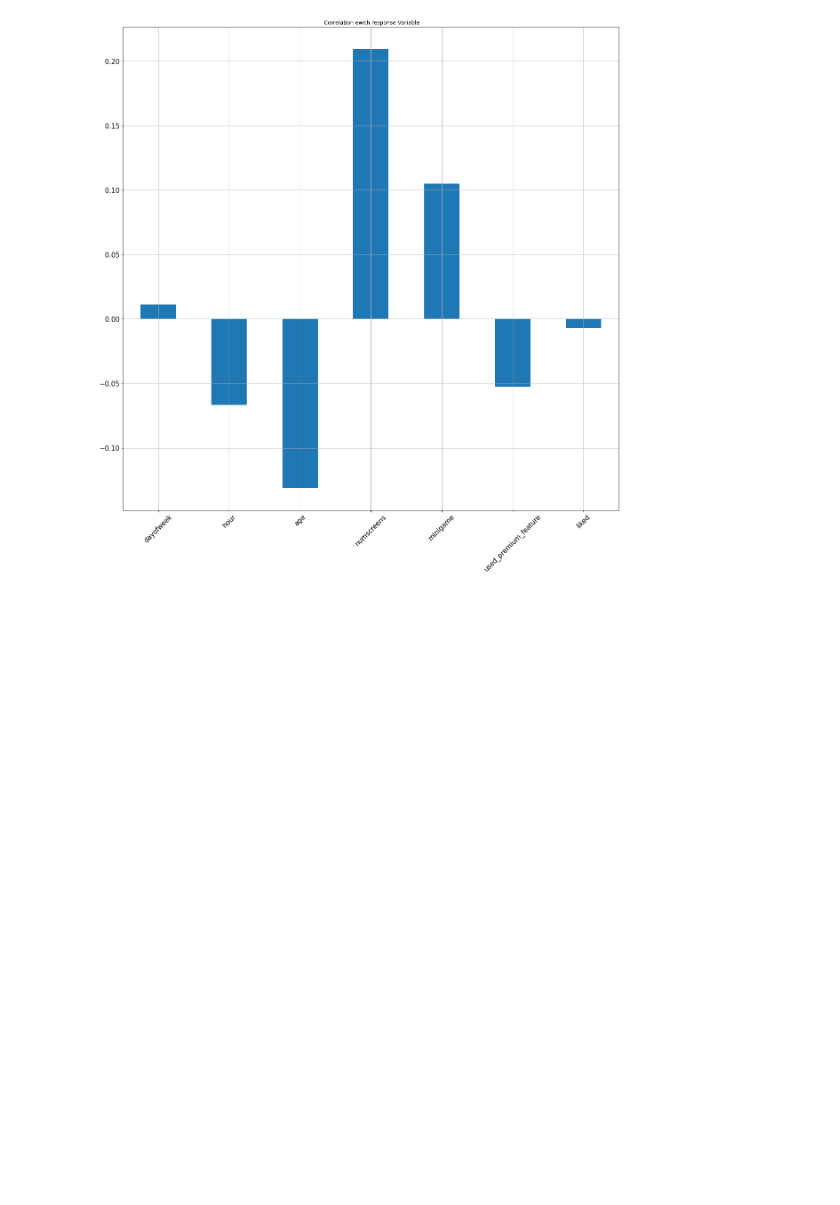
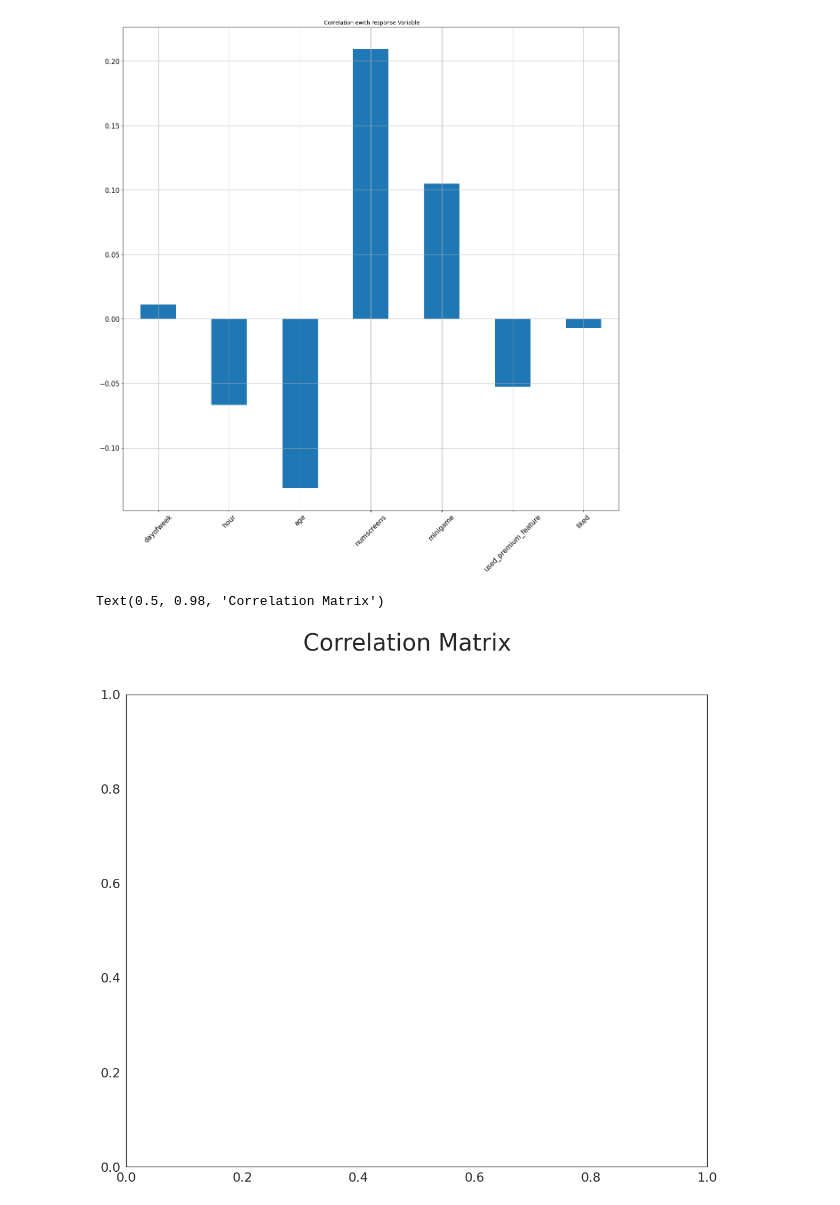
Before and after one commit to rigole/ml-projects, a Jupyter notebook: Redirecting-Customer/customer.ipynb, the cells around one changed output. Saved outputs shown, nothing was run; the diff lists cells and outputs as text; code cells hidden in the pictures; blank space fills up the shorter version.

Commit message:
correlaton matrix 1

```diff
--- a/Redirecting-Customer/customer.ipynb
+++ b/Redirecting-Customer/customer.ipynb
@@ -82,0 +93,7 @@ dataset2.corrwith(dataset.enrolled).plot.bar(figsize = (20, 20),
+# %%
+#Set up the matplotlib figure
+f, ax = plt.subplots(figsize=(18, 15))
+f.suptitle("Correlation Matrix", fontsize = 40)
+# %% [output]
+Text(0.5, 0.98, 'Correlation Matrix')
+[figure, added]
```
Also changed, not shown: parts of 5 cells of this notebook.
